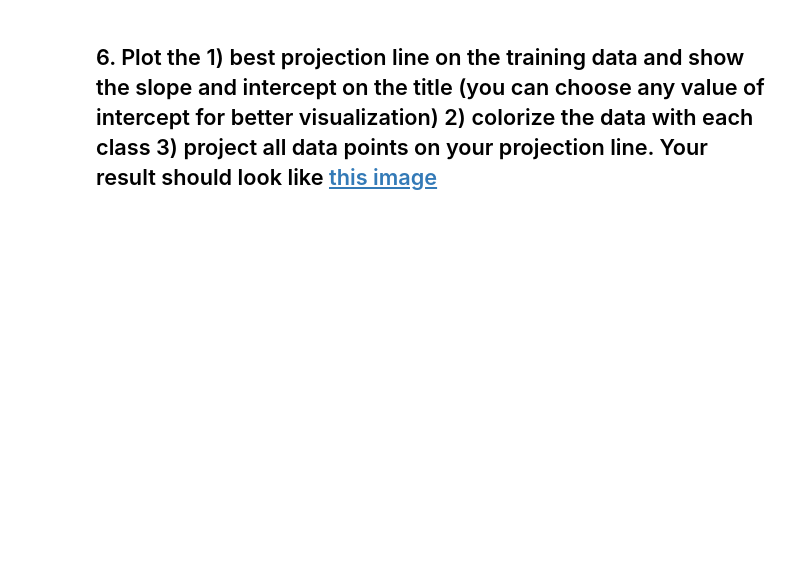
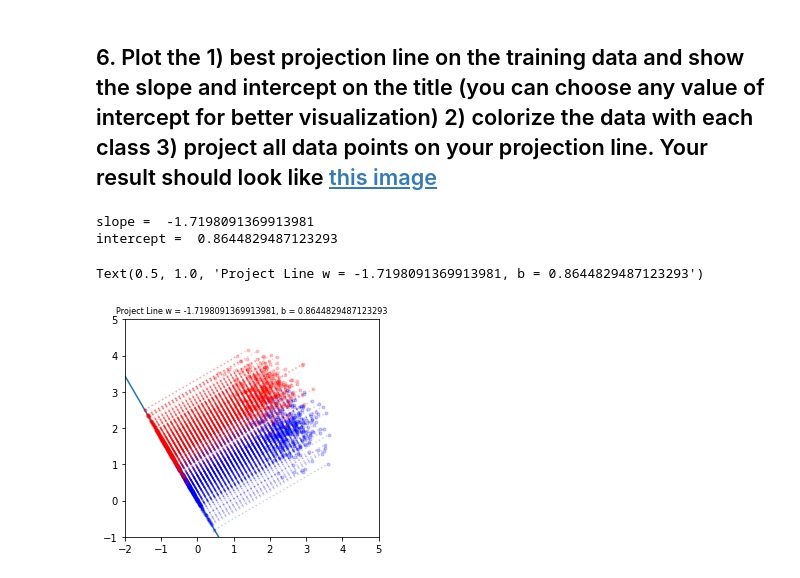
Before and after one commit to honey0703/CS_AT0828, a Jupyter notebook: HW2/HW2.ipynb, the cells around one changed output. Saved outputs shown, nothing was run; the diff lists cells and outputs as text; code cells hidden in the pictures; blank space fills up the shorter version.

```diff
--- a/HW2/HW2.ipynb
+++ b/HW2/HW2.ipynb
@@ -107,21 +146,33 @@ print(f"Accuracy of test-set {acc}")
 ## 6. Plot the 1) best projection line on the training data and show the slope and intercept on the title (you can choose any value of intercept for better visualization) 2) colorize the data with each class 3) project all data points on your projection line. Your result should look like [this image](https://i.imgur.com/tubMQpw.jpg)
 # %%
 import matplotlib.pyplot as plt
-# plt.plot([-res[0], res[0]], [-res[1], res[1]]) # this is the solution
-plt.plot([-w[0], w[0]], [-w[1], w[1]])
+plt.plot([-5*w[0], 5*w[0]], [-5*w[1], 5*w[1]])
 plt.plot(m1[0], m1[1], 'cx')
 plt.plot(m2[0], m2[1], 'yx')
 plt.gca().axis('square')
 
-# let's project data point on it
+# Project data point on it
 r = w.reshape(2,)
 n2 = np.linalg.norm(r)**2
 for pt in class1:
     prj = r * r.dot(pt) / n2
     plt.plot([prj[0], pt[0]], [prj[1], pt[1]], 'b.:', alpha=0.2)
 for pt in class2:
     prj = r * r.dot(pt) / n2
     plt.plot([prj[0], pt[0]], [prj[1], pt[1]], 'r.:', alpha=0.2)
 
+slope = w[1] / w[0]
+print('slope = ', slope)
+intercept = 0-slope*(-w[0])
+print('intercept = ', intercept)
+
+plt.plot(figsize=(15,15))
 plt.xlim([-2,5])
 plt.ylim([-1,5])
+plt.title('Project Line w = {}, b = {}'.format(slope, intercept),
+         fontsize = 8)
+# %% [output]
+slope =  -1.7198091369913981
+intercept =  0.8644829487123293
+Text(0.5, 1.0, 'Project Line w = -1.7198091369913981, b = 0.8644829487123293')
+[figure, added]
```
Also changed, not shown: parts of 10 cells of this notebook.
